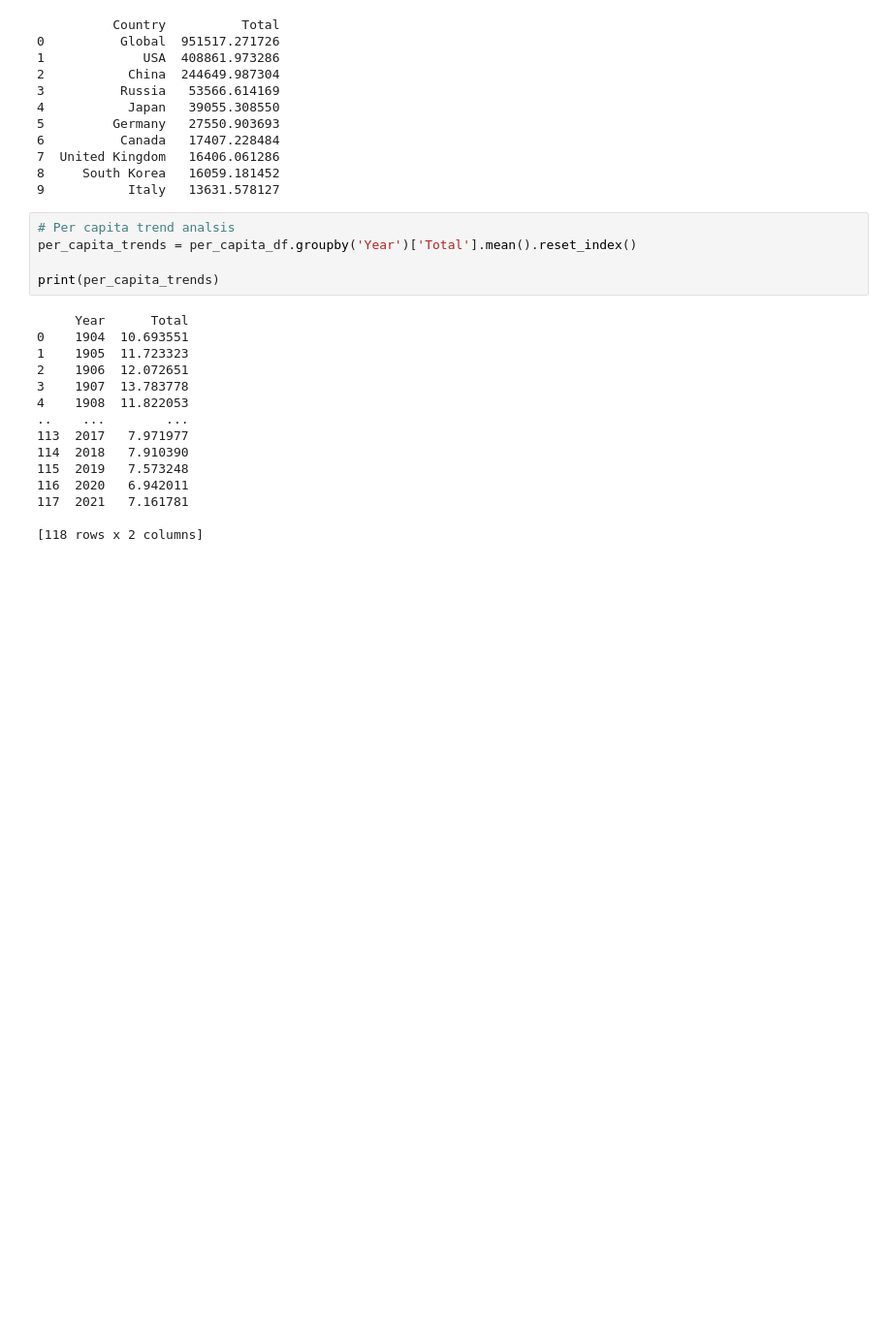
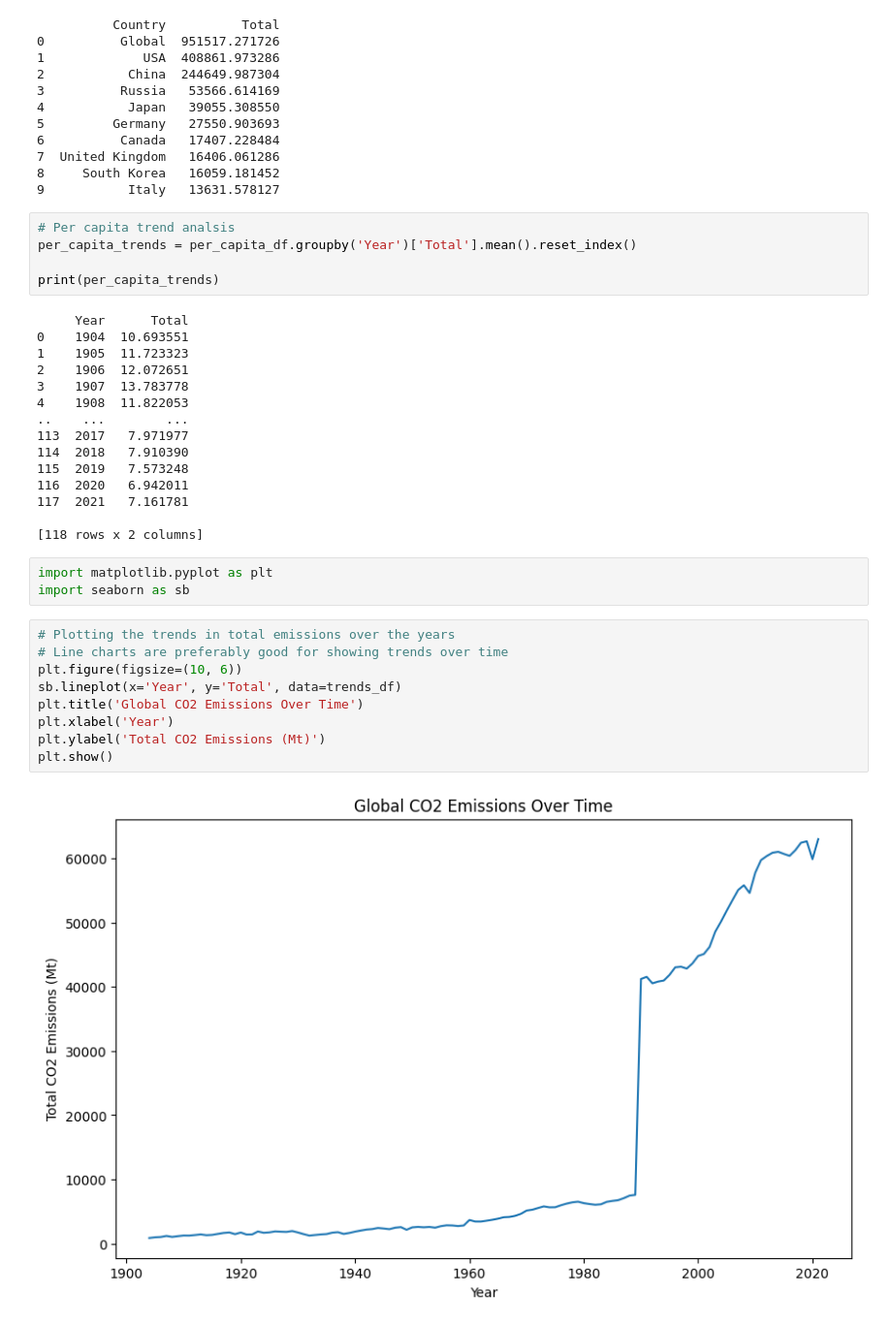
Before and after one commit to Wilfred-Muriithi/Data-Engineering-learning, a Jupyter notebook: month-1-introduction-to-data-engineering-and-python-programming/week-4-data-engineering-project/Basic ETL pipeline for carbon emissions/carbon_emissions_pipeline.ipynb, the cells around one changed output. Shown at 97% size. Cells and saved outputs as stored; diff of their text form; blank space fills up the shorter version.

Commit message:
A notebook to transform and Load emissions data

```diff
--- a/month-1-introduction-to-data-engineering-and-python-programming/week-4-data-engineering-project/Basic ETL pipeline for carbon emissions/carbon_emissions_pipeline.ipynb
+++ b/month-1-introduction-to-data-engineering-and-python-programming/week-4-data-engineering-project/Basic ETL pipeline for carbon emissions/carbon_emissions_pipeline.ipynb
@@ -171,3 +171,17 @@ print(per_capita_trends)
 117  2021   7.161781
 
 [118 rows x 2 columns]
+# %%
+import matplotlib.pyplot as plt
+import seaborn as sb
+# %%
+# Plotting the trends in total emissions over the years
+# Line charts are preferably good for showing trends over time
+plt.figure(figsize=(10, 6))
+sb.lineplot(x='Year', y='Total', data=trends_df)
+plt.title('Global CO2 Emissions Over Time')
+plt.xlabel('Year')
+plt.ylabel('Total CO2 Emissions (Mt)')
+plt.show()
+# %% [output]
+[figure, added]
```
Also changed, not shown: parts of 2 cells of this notebook.
